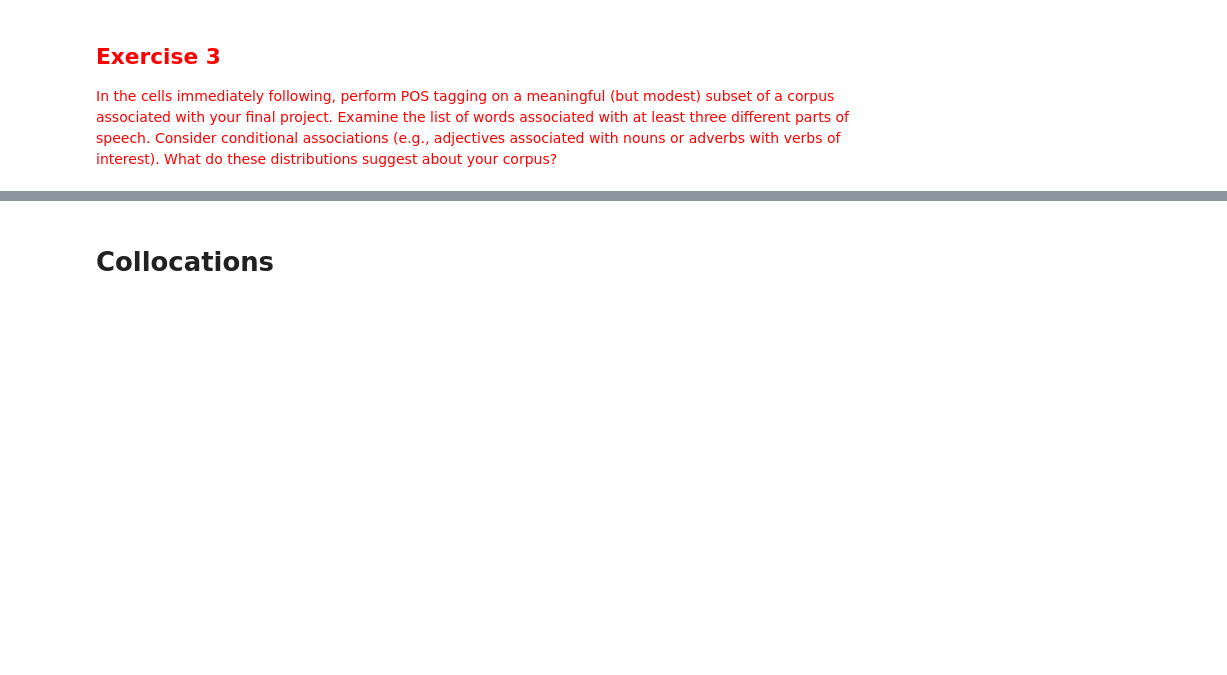
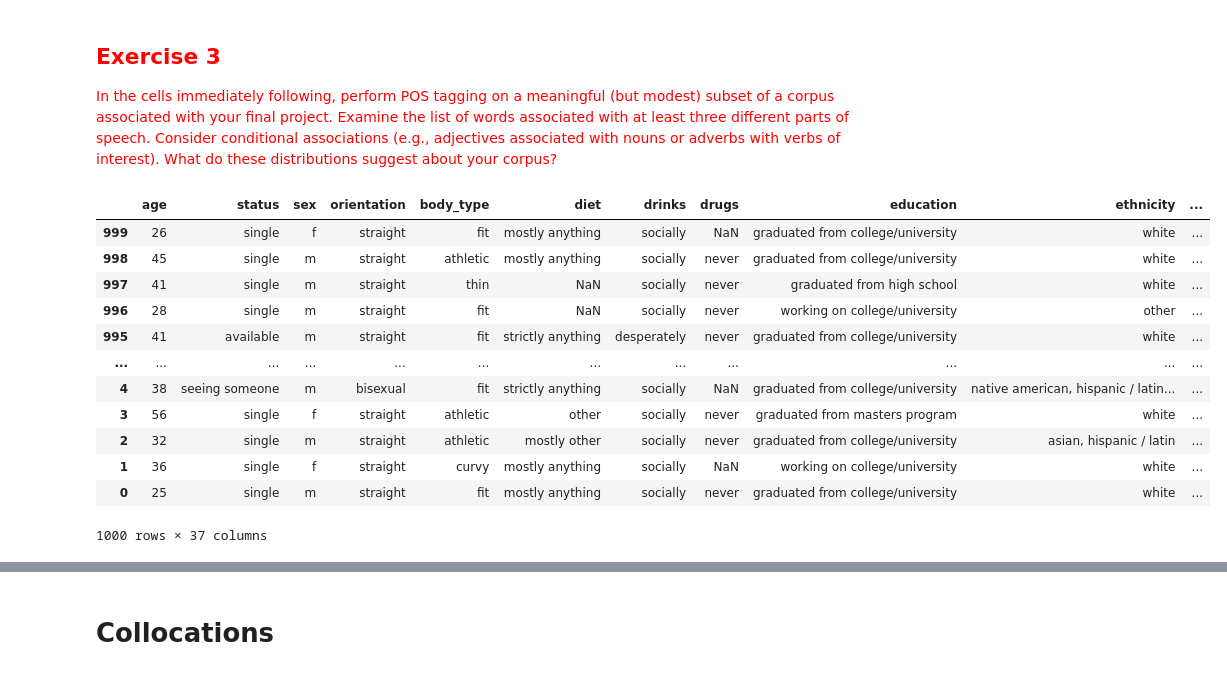
Before and after one commit to h-karyn/ComputationalContentAnalysis, a Jupyter notebook: python_notebooks/hw2/2-Counting Words & Phrases to Trace the Distribution of Meaning.ipynb, the cells around one changed output, grey strips where cells are left out. Saved outputs shown, nothing was run; the diff lists cells and outputs as text; code cells hidden in the pictures; blank space fills up the shorter version.

```diff
--- a/python_notebooks/hw2/2-Counting Words & Phrases to Trace the Distribution of Meaning.ipynb
+++ b/python_notebooks/hw2/2-Counting Words & Phrases to Trace the Distribution of Meaning.ipynb
@@ -1181,3 +1368,23 @@ print(NResults)
 ## <font color="red">Exercise 3</font>
 
 <font color="red">In the cells immediately following, perform POS tagging on a meaningful (but modest) subset of a corpus associated with your final project. Examine the list of words associated with at least three different parts of speech. Consider conditional associations (e.g., adjectives associated with nouns or adverbs with verbs of interest). What do these distributions suggest about your corpus?
+# %%
+# create profile top scores
+profile_sample_top_scores = profile_sample
+profile_sample_top_scores["sentences"] = profile_sample_top_scores['essays_all'].apply(lambda x: [word_tokenize(s) for s in sent_tokenize(x)])
+profile_sample_top_scores.index = range(len(profile_sample_top_scores) - 1, -1,-1) #Reindex to make things nice in the future
+profile_sample_top_scores
+# %% [output]
+|  | age | status | sex | orientation | body_type | diet | drinks | drugs | education | ethnicity | ... |
+| 999 | 26 | single | f | straight | fit | mostly anything | socially | NaN | graduated from college/university | white | ... |
+| 998 | 45 | single | m | straight | athletic | mostly anything | socially | never | graduated from college/university | white | ... |
+| 997 | 41 | single | m | straight | thin | NaN | socially | never | graduated from high school | white | ... |
+| 996 | 28 | single | m | straight | fit | NaN | socially | never | working on college/university | other | ... |
+| 995 | 41 | available | m | straight | fit | strictly anything | desperately | never | graduated from college/university | white | ... |
+| ... | ... | ... | ... | ... | ... | ... | ... | ... | ... | ... | ... |
+| 4 | 38 | seeing someone | m | bisexual | fit | strictly anything | socially | NaN | graduated from college/university | native american, hispanic / latin... | ... |
+| 3 | 56 | single | f | straight | athletic | other | socially | never | graduated from masters program | white | ... |
+| 2 | 32 | single | m | straight | athletic | mostly other | socially | never | graduated from college/university | asian, hispanic / latin | ... |
+| 1 | 36 | single | f | straight | curvy | mostly anything | socially | NaN | working on college/university | white | ... |
+| 0 | 25 | single | m | straight | fit | mostly anything | socially | never | graduated from college/university | white | ... |
+1000 rows × 37 columns
```
Also changed, not shown: parts of 62 cells of this notebook.
